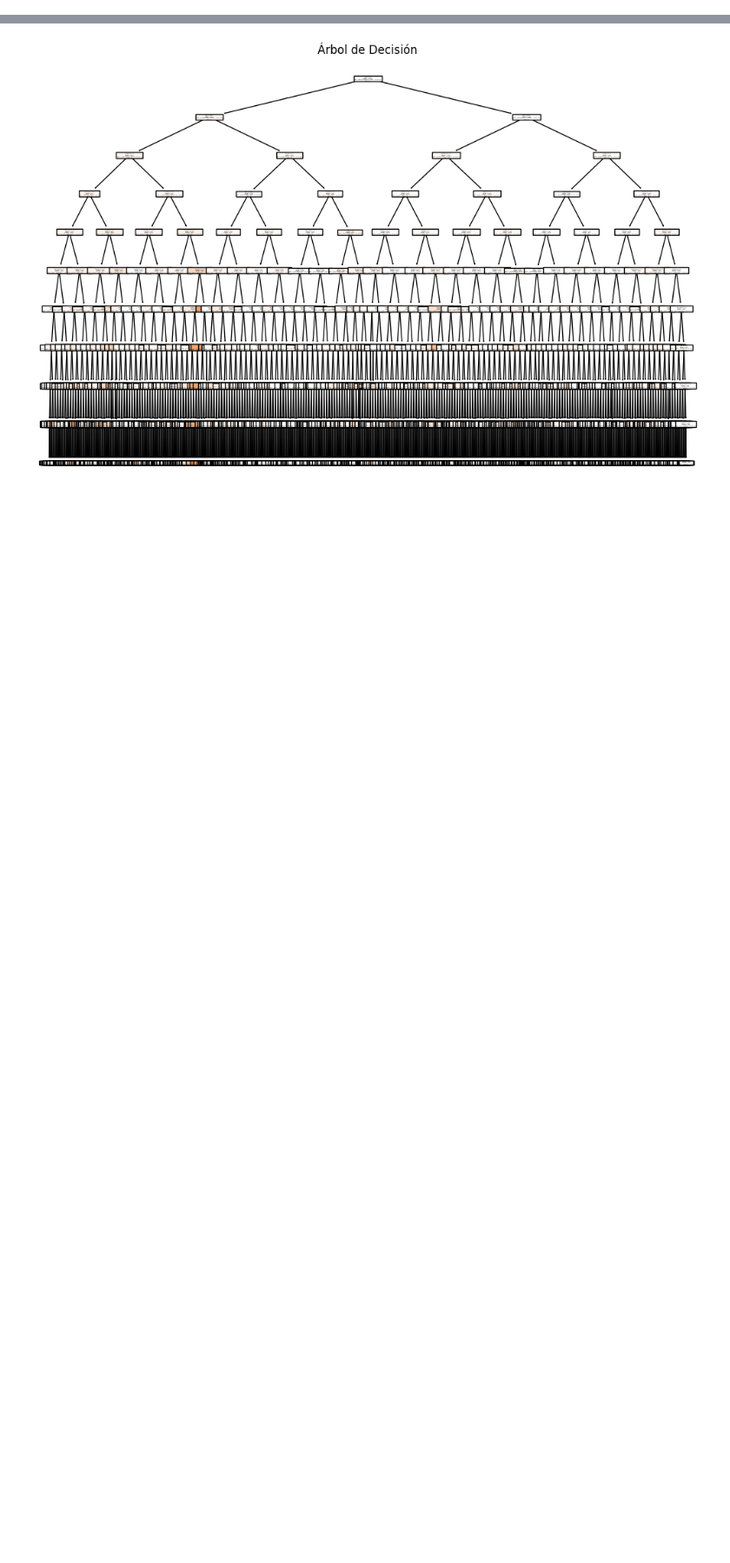
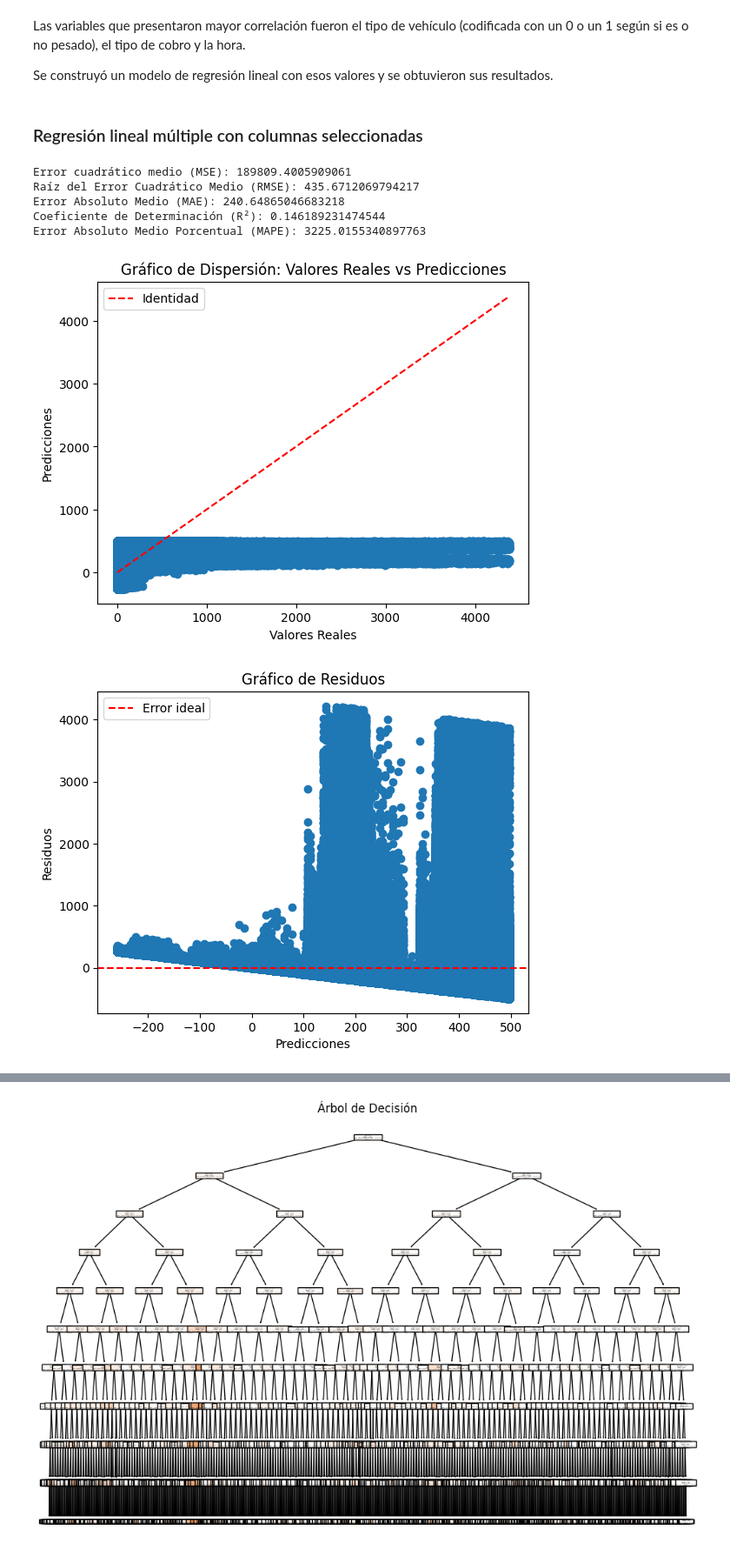
Before and after one commit to GuadiAguilera/TP_CDD, a Jupyter notebook: G13_Trabajo_Practico_Entrega_3.ipynb, the cells around one changed output, grey strips where cells are left out. Shown at 87% size. Cells and saved outputs as stored; diff of their text form; code cells hidden in the pictures; blank space fills up the shorter version.

```diff
--- a/G13_Trabajo_Practico_Entrega_3.ipynb
+++ b/G13_Trabajo_Practico_Entrega_3.ipynb
@@ -290,0 +85,21 @@ Error Absoluto Medio Porcentual (MAPE): 2117.8977341785094
+# %%
+def get_test_train_data(*x_columns, test_size=0.3, dataset=None):
+    """
+    Divide el dataset en variables de entrada y salida, y en entrenamiento y prueba.
+    """
+    if "all" in x_columns:
+        x_columns = ['hora',
+                     'id_peaje_0', 'id_peaje_1', 'id_peaje_2',
+                     'hacia_provincia', 'es_pesado',
+                     'tipo_cobro_0', 'tipo_cobro_1', 'tipo_cobro_2', 'tipo_cobro_3',
+                     'nro_dia', 'nro_mes', 'anio', 'dia_semana']
+    x = dataset[list(x_columns)]
+    y = dataset['pasos']
+
+    # Se normalizan las variables
+    scaler = StandardScaler()
+    x_scaled = pd.DataFrame(scaler.fit_transform(x), columns=x.columns)
+
+    # Se divide el dataset en entrenamiento y prueba
+    x_train, x_test, y_train, y_test = train_test_split(x_scaled, y, test_size=0.3, random_state=42)
+    return x_train, y_train, x_test, y_test
@@ -290,0 +154,5 @@ Error Absoluto Medio Porcentual (MAPE): 2117.8977341785094
+# %%
+dataset_original = prepare_dataset("clean_data.csv")
+dataset = encode_columns(dataset_original)
+dataset.info()
+dataset.sample(10)
@@ -290,0 +222,30 @@ Error Absoluto Medio Porcentual (MAPE): 2117.8977341785094
+# %% [markdown]
+Las variables que presentaron mayor correlación fueron el tipo de vehículo (codificada con un 0 o un 1 según si es o no pesado), el tipo de cobro y la hora.
+
+Se construyó un modelo de regresión lineal con esos valores y se obtuvieron sus resultados.
+# %% [markdown]
+### Regresión lineal múltiple con columnas seleccionadas
+# %%
+x_train, y_train, x_test, y_test = get_test_train_data('hora',
+                     'es_pesado',
+                     'tipo_cobro_0', 'tipo_cobro_1', 'tipo_cobro_2', 'tipo_cobro_3',
+                     dataset=dataset)
+
+# Instanciar el modelo
+linear_model = LinearRegression()
+
+# Entrenar el modelo
+linear_model.fit(x_train, y_train)
+
+# Predecir sobre el conjunto de prueba
+y_pred = linear_model.predict(x_test)
+
+graph_predictions(y_test, y_pred)
+# %% [output]
+Error cuadrático medio (MSE): 189809.4005909061
+Raíz del Error Cuadrático Medio (RMSE): 435.6712069794217
+Error Absoluto Medio (MAE): 240.64865046683218
+Coeficiente de Determinación (R²): 0.146189231474544
+Error Absoluto Medio Porcentual (MAPE): 3225.0155340897763
+[figure, added]
+[figure, added]
```
Also changed, not shown: parts of 40 cells of this notebook.
